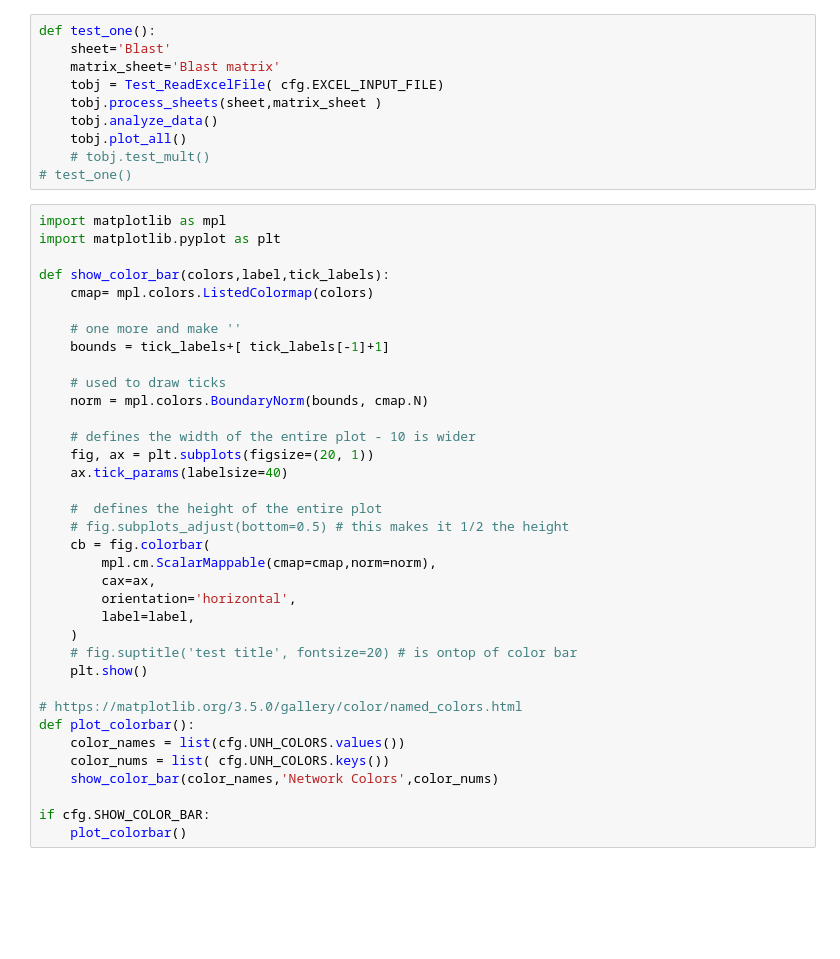
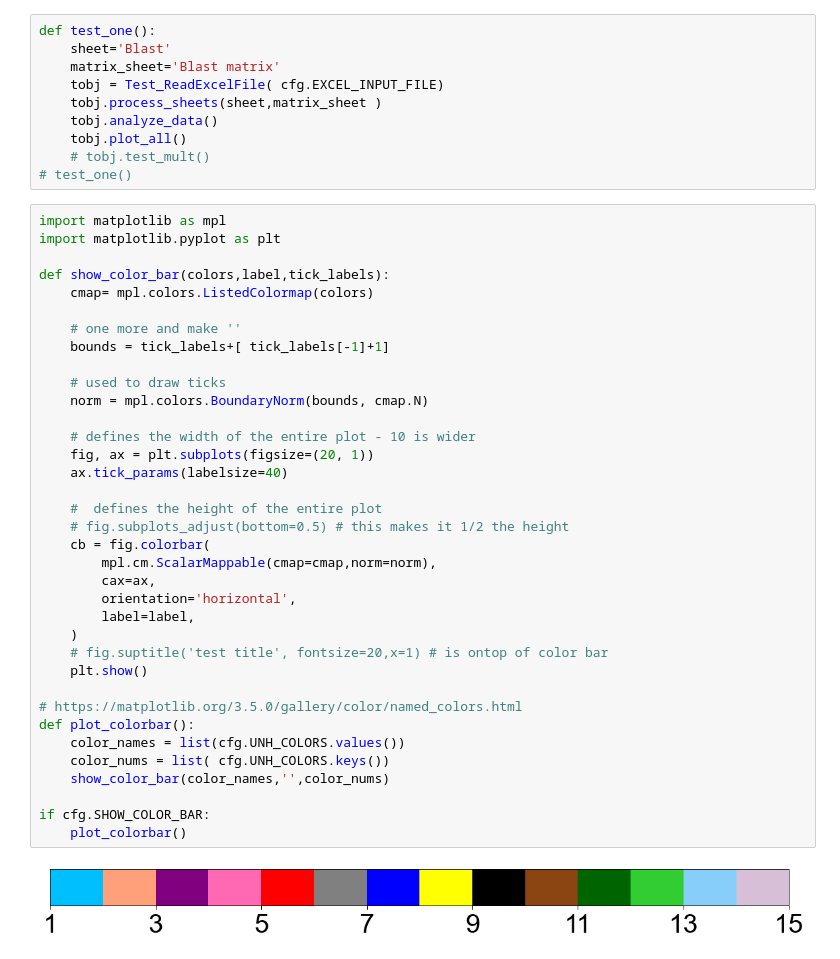
Before and after one commit to britzinger/unh_mod1.0, a Jupyter notebook: main.ipynb, the cells around one changed output. Saved outputs shown, nothing was run; the diff lists cells and outputs as text; blank space fills up the shorter version.

Commit message:
black lines, no show parts, added part label

```diff
--- a/main.ipynb
+++ b/main.ipynb
@@ -660,32 +678,34 @@ import matplotlib.pyplot as plt
 def show_color_bar(colors,label,tick_labels):
     cmap= mpl.colors.ListedColormap(colors)
 
     # one more and make ''
     bounds = tick_labels+[ tick_labels[-1]+1]
 
     # used to draw ticks
     norm = mpl.colors.BoundaryNorm(bounds, cmap.N)
 
     # defines the width of the entire plot - 10 is wider
     fig, ax = plt.subplots(figsize=(20, 1))
     ax.tick_params(labelsize=40)
 
     #  defines the height of the entire plot
     # fig.subplots_adjust(bottom=0.5) # this makes it 1/2 the height
     cb = fig.colorbar(
         mpl.cm.ScalarMappable(cmap=cmap,norm=norm),
         cax=ax,
         orientation='horizontal',
         label=label,
     )
-    # fig.suptitle('test title', fontsize=20) # is ontop of color bar
+    # fig.suptitle('test title', fontsize=20,x=1) # is ontop of color bar
     plt.show()
 
 # https://matplotlib.org/3.5.0/gallery/color/named_colors.html
 def plot_colorbar():
     color_names = list(cfg.UNH_COLORS.values())
     color_nums = list( cfg.UNH_COLORS.keys())
-    show_color_bar(color_names,'Network Colors',color_nums)
+    show_color_bar(color_names,'',color_nums)
 
 if cfg.SHOW_COLOR_BAR:
     plot_colorbar()
+# %% [output]
+[figure, added]
```
Also changed, not shown: parts of 4 cells of this notebook, 1 other file.
